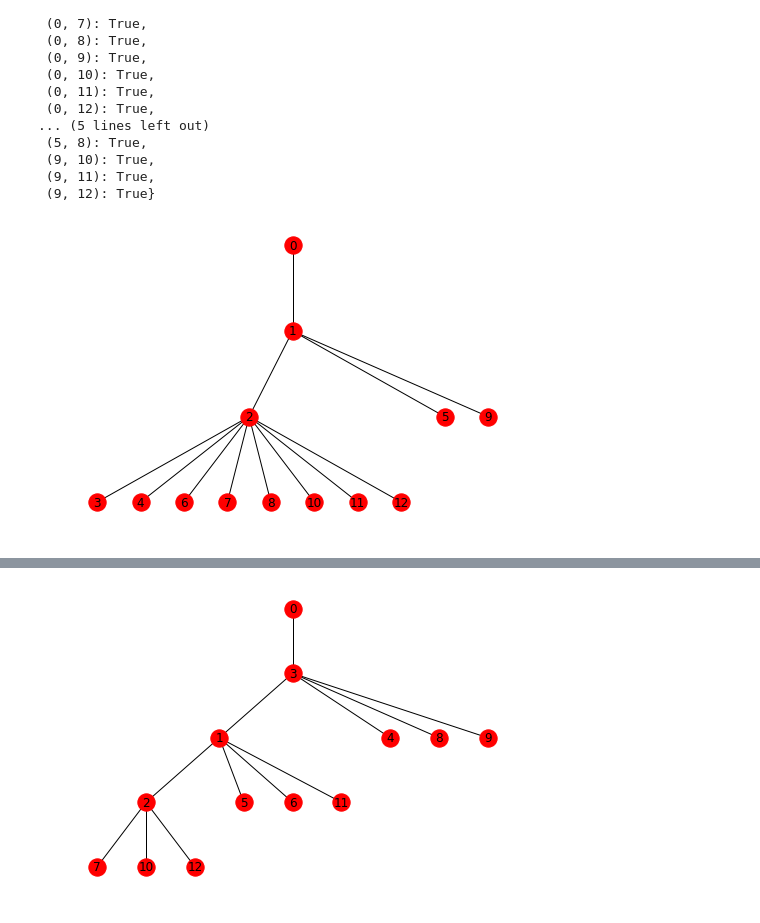
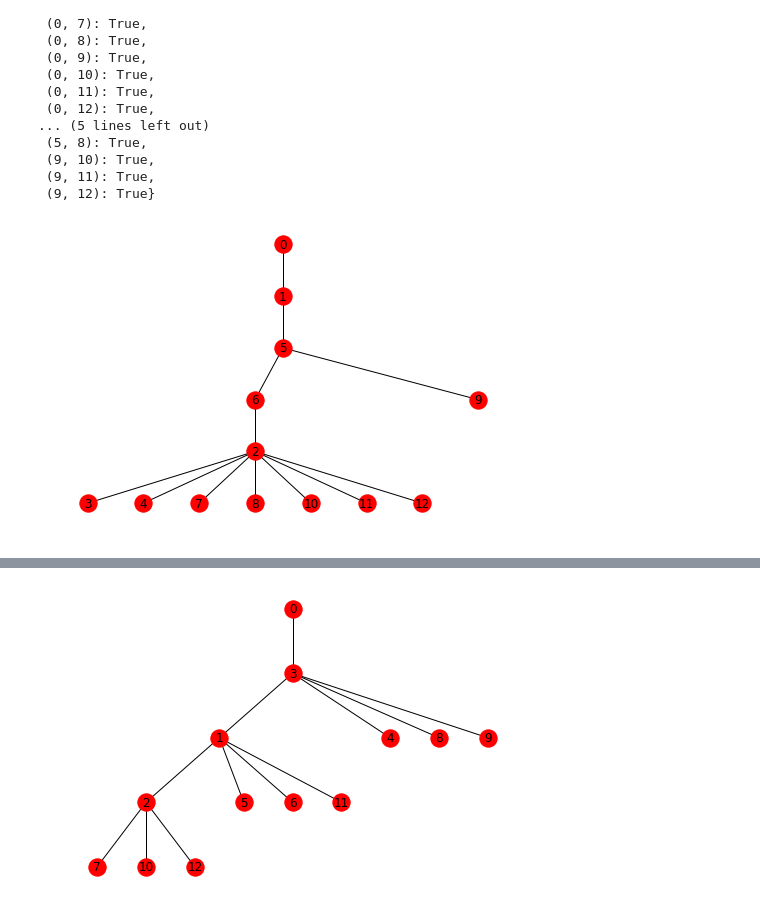
Before and after one commit to aleveren/ucsd-research, a Jupyter notebook: simple-hier-topic-model/topic_cooccurrence.ipynb, the cells around one changed output, grey strips where cells are left out. Cells and saved outputs as stored; diff of their text form; code cells hidden in the pictures.

Commit message:
Revert to no penalty by depth

```diff
--- a/simple-hier-topic-model/topic_cooccurrence.ipynb
+++ b/simple-hier-topic-model/topic_cooccurrence.ipynb
@@ -688,12 +688,12 @@ def extract1(m, diagnostics = None, depth_penalty = None):
 # %%
 diagnostics = []
 #t = extract1(R, diagnostics)
 #t = extract1(zzz, diagnostics)
 #t = extract1(calc_cooccurrence_matrix(alpha_leaves=5.0, alpha_depths=1.0, branching_factors=[3,3]), diagnostics)
-t = extract1(calc_cooccurrence_matrix(alpha_leaves=0.1, alpha_depths=0.1, branching_factors=[3,3]), diagnostics, depth_penalty=0.9)
+t = extract1(calc_cooccurrence_matrix(alpha_leaves=0.1, alpha_depths=0.1, branching_factors=[3,3]), diagnostics)
 nx.draw(t, pos=bfs_layout(t), with_labels=True)
 # %% [output]
-[figure, old version]
+[figure, new version]
 # %%
 for d in diagnostics:
     fig, ax = plt.subplots()
```
Also changed, not shown: parts of 4 cells of this notebook.
